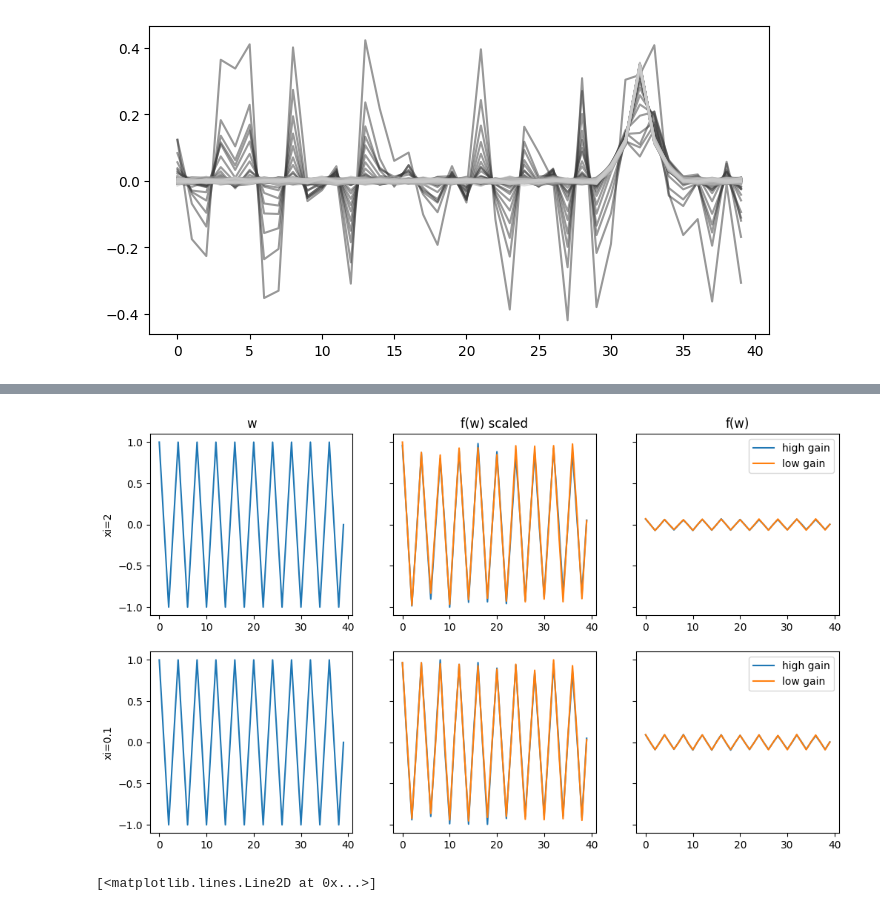
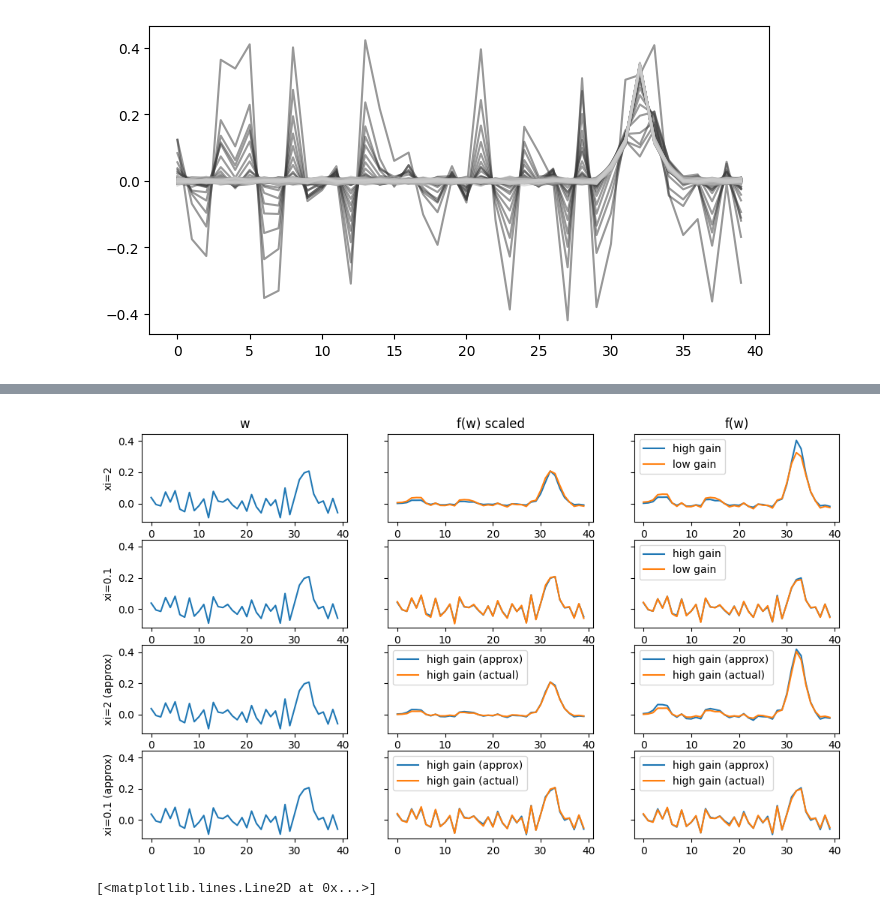
Before and after one commit to leonlufkin/Localization, a Jupyter notebook: notebooks/relu_hypercube.ipynb, the cells around one changed output, grey strips where cells are left out. Saved outputs shown, nothing was run; the diff lists cells and outputs as text; code cells hidden in the pictures.

```diff
--- a/notebooks/relu_hypercube.ipynb
+++ b/notebooks/relu_hypercube.ipynb
@@ -62,0 +188,13 @@ x0l = x[y==0]
+# %%
+x1h_ = x1h[x1h[:,20] > 0.9]
+m1h_ = np.mean(x1h_, axis=0)
+xx1h_ = x1h_.T @ x1h_ / len(x1h_)
+s1h_ = xx1h_ - np.outer(m1h_, m1h_)
+
+x0h_ = x0h[x0h[:,20] > 0.9]
+m0h_ = np.mean(x0h_, axis=0)
+xx0h_ = x0h_.T @ x0h_ / len(x0h_)
+s0h_ = xx0h_ - np.outer(m0h_, m0h_)
+
+im = plt.imshow(s1h_)
+cbar = plt.colorbar(im)
@@ -63,37 +218,63 @@ x0l = x[y==0]
+# %%
+def f_approx(w, i, m, s):
+    ind = (np.arange(len(w)) + i + 20) % len(w)
+    w = w[ind].reshape(-1)
+    z = (w.T @ m) / np.sqrt(w @ s @ w)
+    return gaussian_cdf(z) - 0.5
 # %%
 # w = jax.random.normal(key=jax.random.PRNGKey(0), shape=(40,1))
 # w = jnp.cos(jnp.arange(40) * 2 * np.pi / 40).reshape(-1, 1)
 # w = (-np.cos(np.arange(40)*10*np.pi/40) * np.exp(-(np.arange(40)-20)**2/3)).reshape(-1, 1)
 # w = np.zeros((40,1)); w[15] = 2.1; w[16] = 1; w[17] = 1
 # w = np.zeros((40,1)); w[15] = 2.1; w[25] = 1; w[35] = 1
 # w = np.zeros((40,1)); w[15] = 2; w[25] = 1; w[35] = 1
 # w = np.zeros((40,1)); w[15] = 1.5; w[25] = 1; w[35] = 1
-# w = weights[0].T
-w = np.zeros((40,1)); w[::4] = 1; w[2::4] = -1
+w = weights[5].T
+# w = np.zeros((40,1)); w[::4] = 1; w[2::4] = -1
 fw1h = (x1h * ((x1h @ w) >= 0)).mean(axis=0)
 fw0h = (x0h * ((x0h @ w) >= 0)).mean(axis=0)
 fw1l = (x1l * ((x1l @ w) >= 0)).mean(axis=0)
 fw0l = (x0l * ((x0l @ w) >= 0)).mean(axis=0)
-fig, axs = plt.subplots(2, 3, figsize=(12, 7), sharey=True)
+fig, axs = plt.subplots(4, 3, figsize=(12, 7), sharey=True)
 _ = axs[0,0].plot(w)
 _ = axs[0,1].plot(fw1h * np.abs(w).max() / np.abs(fw1h).max(), label='high gain')
 _ = axs[0,2].plot(fw1h, label='high gain')
 _ = axs[0,1].plot(fw1l * np.abs(w).max() / np.abs(fw1l).max(), label='low gain')
 _ = axs[0,2].plot(fw1l, label='low gain')
 _ = axs[0,2].legend()
 _ = axs[1,0].plot(w)
 _ = axs[1,1].plot(fw0h * np.abs(w).max() / np.abs(fw0h).max(), label='high gain')
 _ = axs[1,2].plot(fw0h, label='high gain')
 _ = axs[1,1].plot(fw0l * np.abs(w).max() / np.abs(fw0l).max(), label='low gain')
 _ = axs[1,2].plot(fw0l, label='low gain')
 _ = axs[1,2].legend()
 _ = axs[0,0].set_title('w')
 _ = axs[0,1].set_title('f(w) scaled')
 _ = axs[0,2].set_title('f(w)')
 _ = axs[0,0].set_ylabel('xi=2')
 _ = axs[1,0].set_ylabel('xi=0.1')
+fw1h_approx = np.array([f_approx(w, i, m1h_, s1h_) for i in range(len(w))])
+# fw1l_approx = np.array([f_approx(w, i, m1l_, s1l_) for i in range(len(w))])
+fw0h_approx = np.array([f_approx(w, i, m0h_, s0h_) for i in range(len(w))])
+# fw0l_approx = np.array([f_approx(w, i, m0l_, s0l_) for i in range(len(w))])
+_ = axs[2,0].plot(w)
+_ = axs[2,1].plot(fw1h_approx * np.abs(w).max() / np.abs(fw1h_approx).max(), label='high gain (approx)')
+_ = axs[2,2].plot(fw1h_approx, label='high gain (approx)')
+_ = axs[2,1].plot(fw1h * np.abs(w).max() / np.abs(fw1h).max(), label='high gain (actual)')
+_ = axs[2,2].plot(fw1h, label='high gain (actual)')
+_ = axs[2,1].legend()
+_ = axs[2,2].legend()
+_ = axs[2,0].set_ylabel('xi=2 (approx)')
+_ = axs[3,0].plot(w)
+_ = axs[3,1].plot(fw0h_approx * np.abs(w).max() / np.abs(fw0h_approx).max(), label='high gain (approx)')
+_ = axs[3,2].plot(fw0h_approx, label='high gain (approx)')
+_ = axs[3,1].plot(fw0h * np.abs(w).max() / np.abs(fw0h).max(), label='high gain (actual)')
+_ = axs[3,2].plot(fw0h, label='high gain (actual)')
+_ = axs[3,1].legend()
+_ = axs[3,2].legend()
+_ = axs[3,0].set_ylabel('xi=0.1 (approx)')
 # %% [output]
-[figure, old version]
+[figure, new version]
 # %%
 # xx1h = (x1h.T @ x1h) / len(x1h)
 # xx0h = (x0h.T @ x0h) / len(x0h)
```
Also changed, not shown: parts of 21 cells of this notebook, 33 other files.
